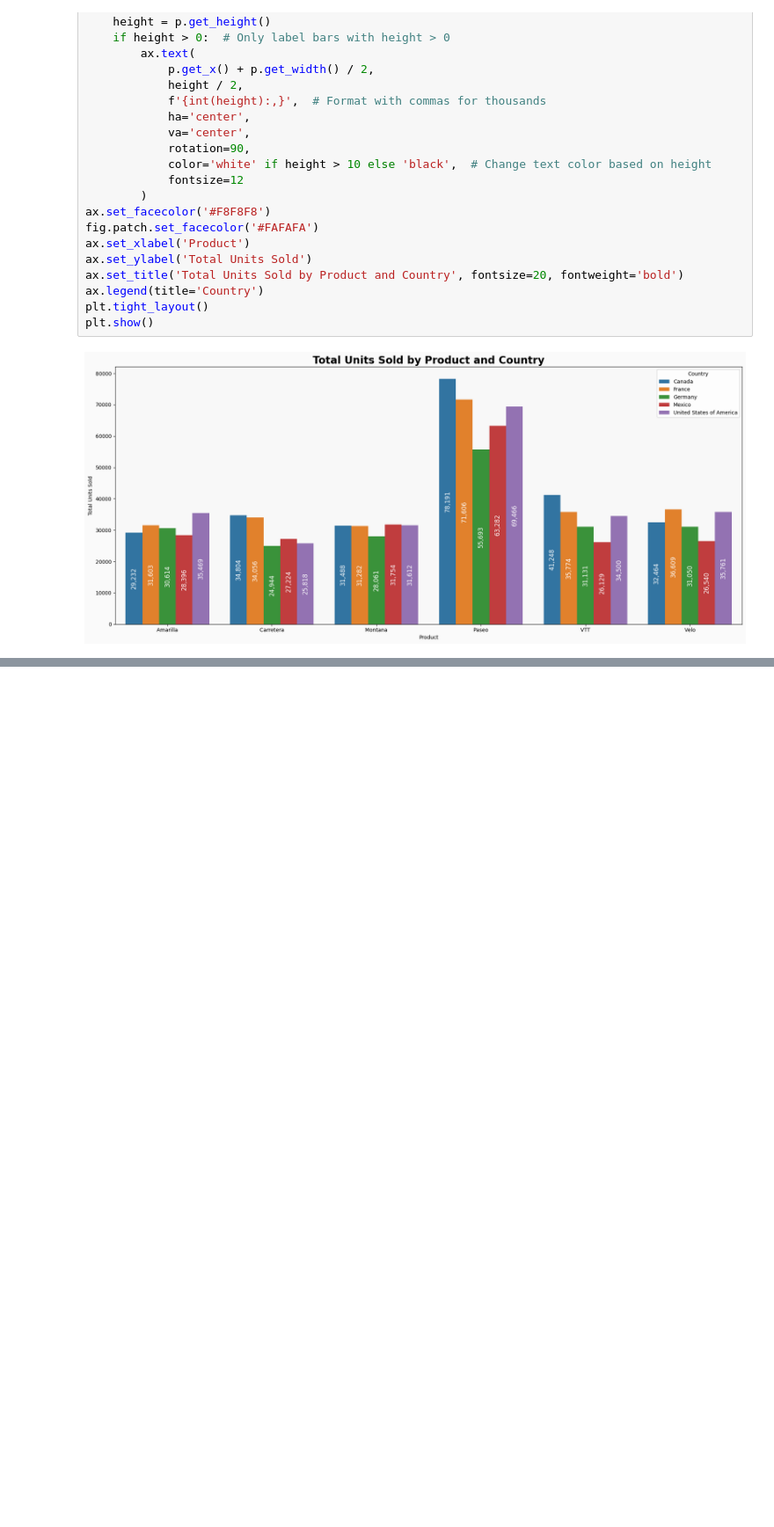
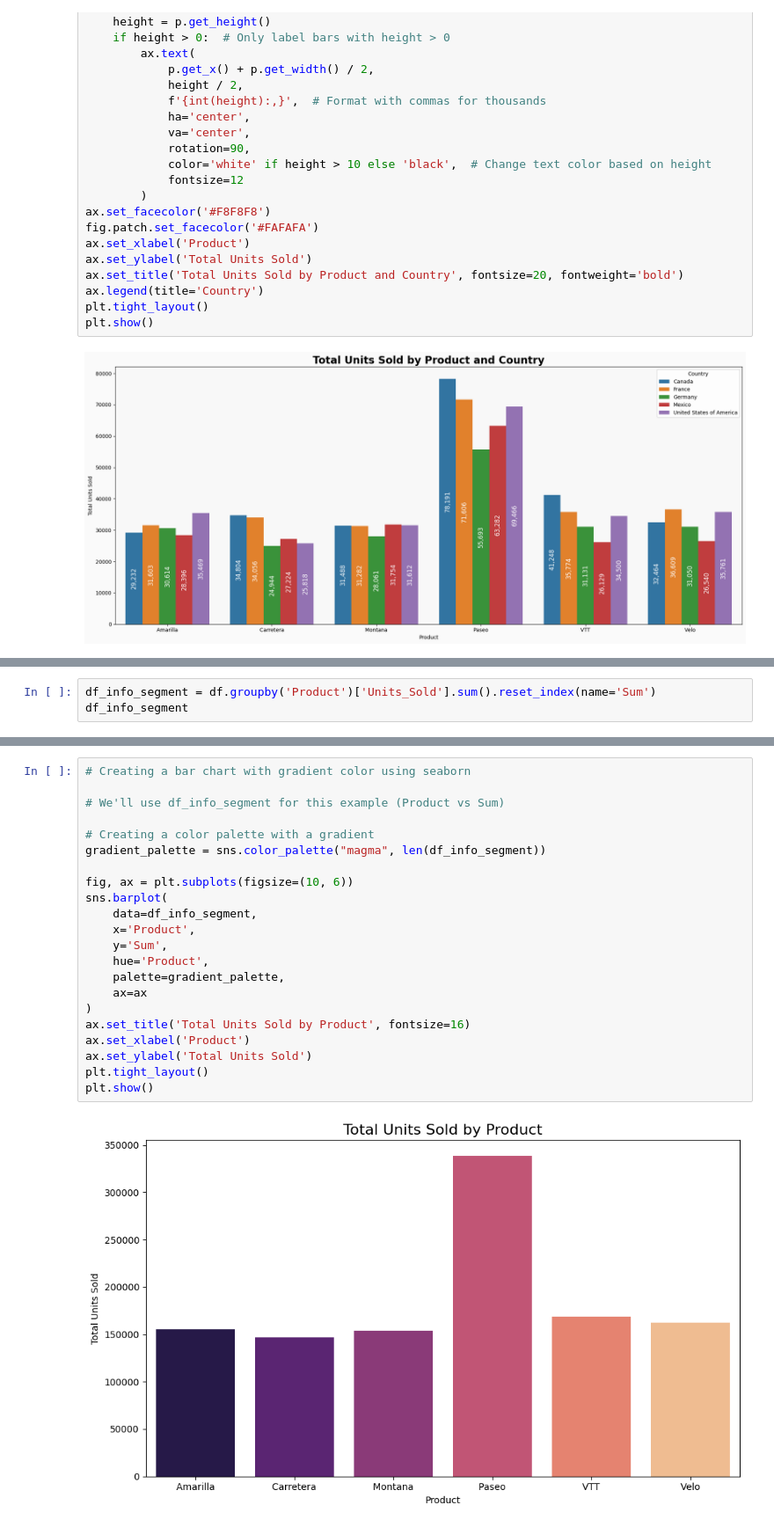
Before and after one commit to Lhecks/financial_analysts, a Jupyter notebook: main.ipynb, the cells around one changed output, grey strips where cells are left out. Shown: that part at 88% size. Drawn from its saved outputs; the diff is of its cells as text; blank space fills up the shorter version.

```diff
--- a/main.ipynb
+++ b/main.ipynb
@@ -682,0 +699,3 @@ df_info
+# %%
+df_info_segment = df.groupby('Product')['Units_Sold'].sum().reset_index(name='Sum')
+df_info_segment
@@ -682,0 +710,24 @@ df_info
+# %%
+# Creating a bar chart with gradient color using seaborn
+
+# We'll use df_info_segment for this example (Product vs Sum)
+
+# Creating a color palette with a gradient
+gradient_palette = sns.color_palette("magma", len(df_info_segment))
+
+fig, ax = plt.subplots(figsize=(10, 6))
+sns.barplot(
+    data=df_info_segment,
+    x='Product',
+    y='Sum',
+    hue='Product',
+    palette=gradient_palette,
+    ax=ax
+)
+ax.set_title('Total Units Sold by Product', fontsize=16)
+ax.set_xlabel('Product')
+ax.set_ylabel('Total Units Sold')
+plt.tight_layout()
+plt.show()
+# %% [output]
+[figure, added]
```
Also changed, not shown: parts of 8 cells of this notebook, 1 other file.
